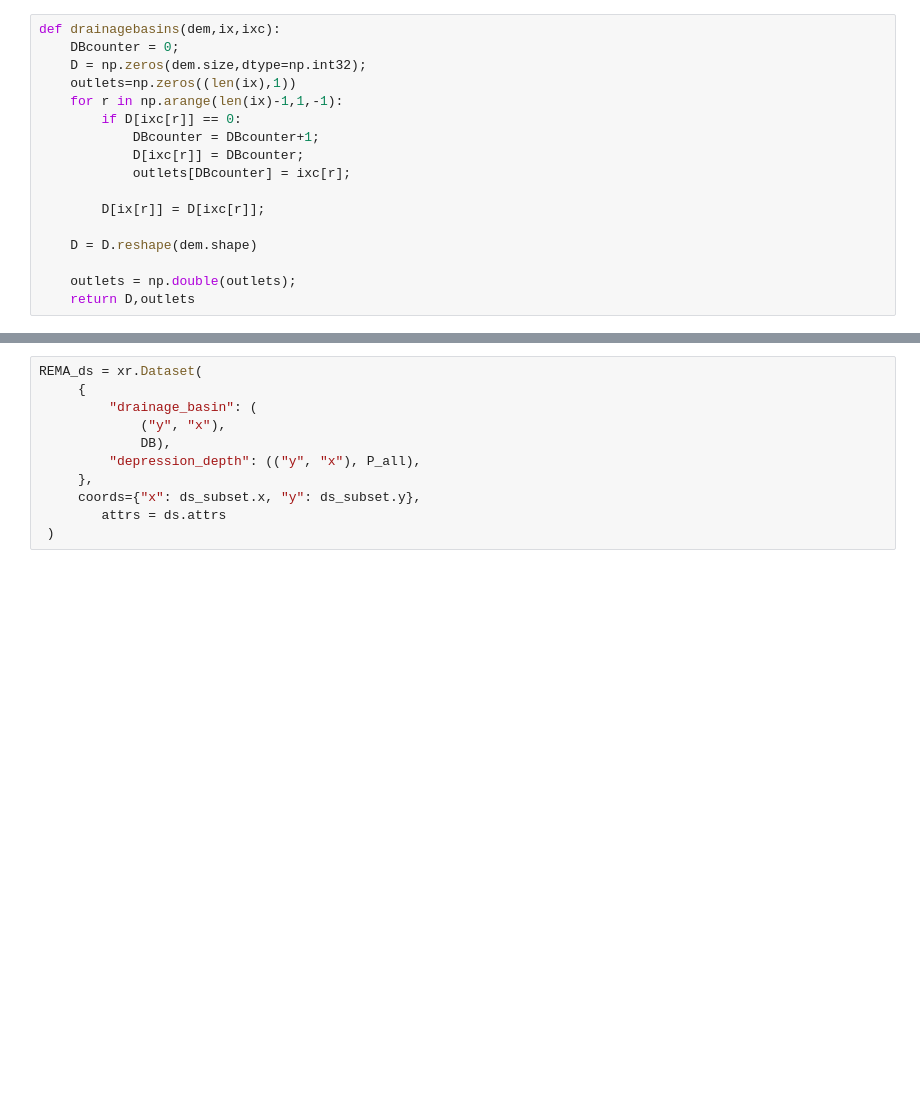
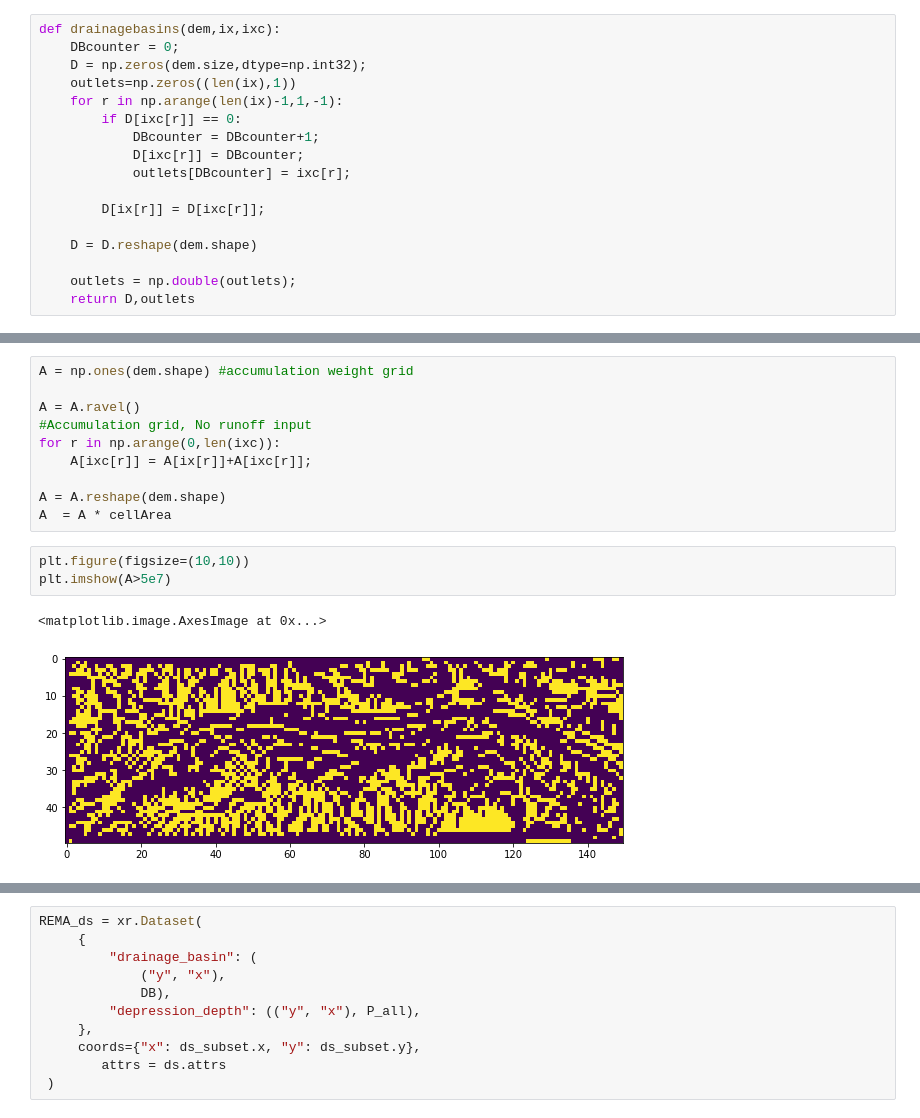
Before and after one commit to ldeo-glaciology/REMAWaterRouting, a Jupyter notebook: drainagebasins.ipynb, the cells around one changed output, grey strips where cells are left out. Drawn from its saved outputs; the diff is of its cells as text; blank space fills up the shorter version.

```diff
--- a/drainagebasins.ipynb
+++ b/drainagebasins.ipynb
@@ -550,0 +572,16 @@ plt.imshow(DB)
+# %%
+A = np.ones(dem.shape) #accumulation weight grid
+
+A = A.ravel()
+#Accumulation grid, No runoff input
+for r in np.arange(0,len(ixc)):
+    A[ixc[r]] = A[ix[r]]+A[ixc[r]];
+
+A = A.reshape(dem.shape)
+A  = A * cellArea
+# %%
+plt.figure(figsize=(10,10))
+plt.imshow(A>5e7)
+# %% [output]
+<matplotlib.image.AxesImage at 0x...>
+[figure, added]
```
Also changed, not shown: parts of 19 cells of this notebook, 5 other files.
